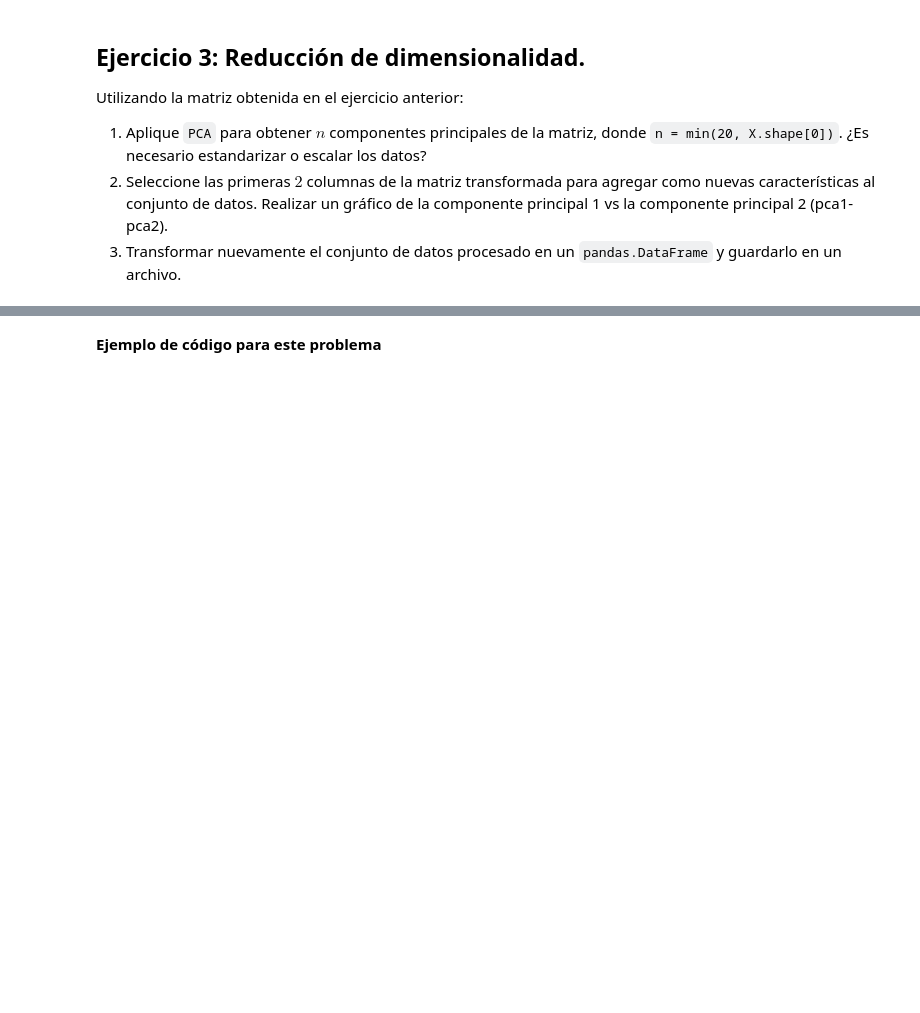
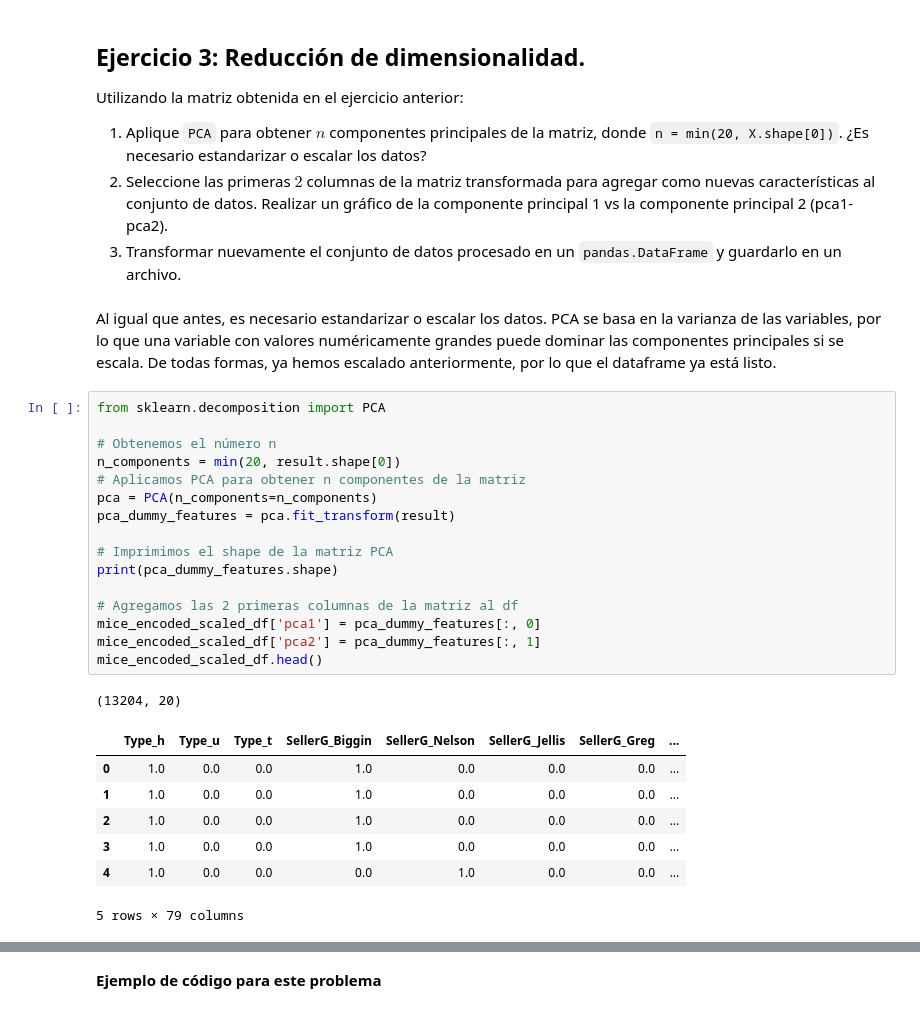
Before and after one commit to gonzaloangaut/DiploDatos, a Jupyter notebook: AEyCD/Entregables/Entregable_parte_2_2025.ipynb, the cells around one changed output, grey strips where cells are left out. Cells and saved outputs as stored; diff of their text form; blank space fills up the shorter version.

```diff
--- a/AEyCD/Entregables/Entregable_parte_2_2025.ipynb
+++ b/AEyCD/Entregables/Entregable_parte_2_2025.ipynb
@@ -342,3 +237,30 @@ Utilizando la matriz obtenida en el ejercicio anterior:
 1. Aplique `PCA` para obtener $n$ componentes principales de la matriz, donde `n = min(20, X.shape[0])`. ¿Es necesario estandarizar o escalar los datos?
 2. Seleccione las primeras $2$ columnas de la matriz transformada para agregar como nuevas características al conjunto de datos. Realizar un gráfico de la componente principal 1 vs la componente principal 2 (pca1-pca2).
 3. Transformar nuevamente el conjunto de datos procesado en un `pandas.DataFrame` y guardarlo en un archivo.
+# %% [markdown]
+Al igual que antes, es necesario estandarizar o escalar los datos. PCA se basa en la varianza de las variables, por lo que una variable con valores numéricamente grandes puede dominar las componentes principales si se escala. De todas formas, ya hemos escalado anteriormente, por lo que el dataframe ya está listo.
+# %%
+from sklearn.decomposition import PCA
+
+# Obtenemos el número n
+n_components = min(20, result.shape[0])
+# Aplicamos PCA para obtener n componentes de la matriz
+pca = PCA(n_components=n_components)
+pca_dummy_features = pca.fit_transform(result)
+
+# Imprimimos el shape de la matriz PCA
+print(pca_dummy_features.shape)
+
+# Agregamos las 2 primeras columnas de la matriz al df
+mice_encoded_scaled_df['pca1'] = pca_dummy_features[:, 0]
+mice_encoded_scaled_df['pca2'] = pca_dummy_features[:, 1]
+mice_encoded_scaled_df.head()
+# %% [output]
+(13204, 20)
+|  | Type_h | Type_u | Type_t | SellerG_Biggin | SellerG_Nelson | SellerG_Jellis | SellerG_Greg | ... |
+| 0 | 1.0 | 0.0 | 0.0 | 1.0 | 0.0 | 0.0 | 0.0 | ... |
+| 1 | 1.0 | 0.0 | 0.0 | 1.0 | 0.0 | 0.0 | 0.0 | ... |
+| 2 | 1.0 | 0.0 | 0.0 | 1.0 | 0.0 | 0.0 | 0.0 | ... |
+| 3 | 1.0 | 0.0 | 0.0 | 1.0 | 0.0 | 0.0 | 0.0 | ... |
+| 4 | 1.0 | 0.0 | 0.0 | 0.0 | 1.0 | 0.0 | 0.0 | ... |
+5 rows × 79 columns
```
Also changed, not shown: parts of 34 cells of this notebook, 1 other file.
